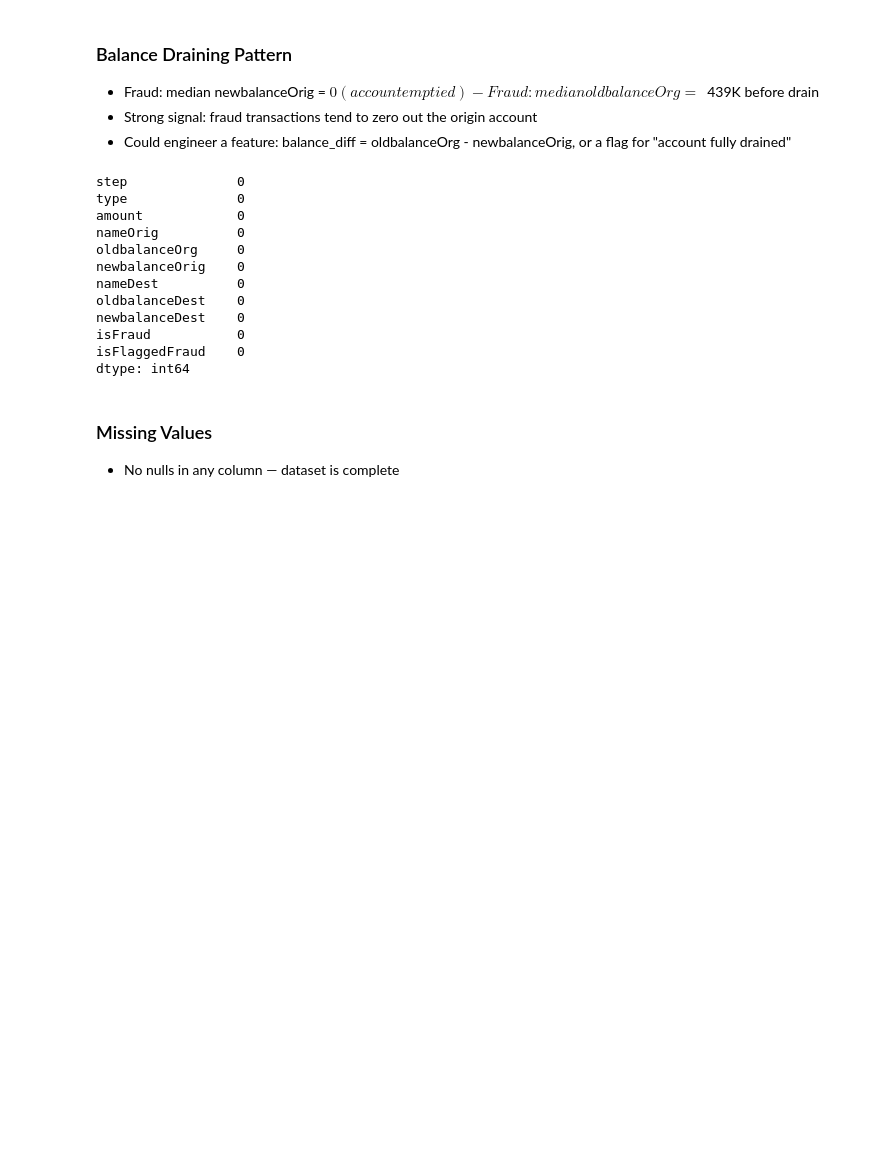
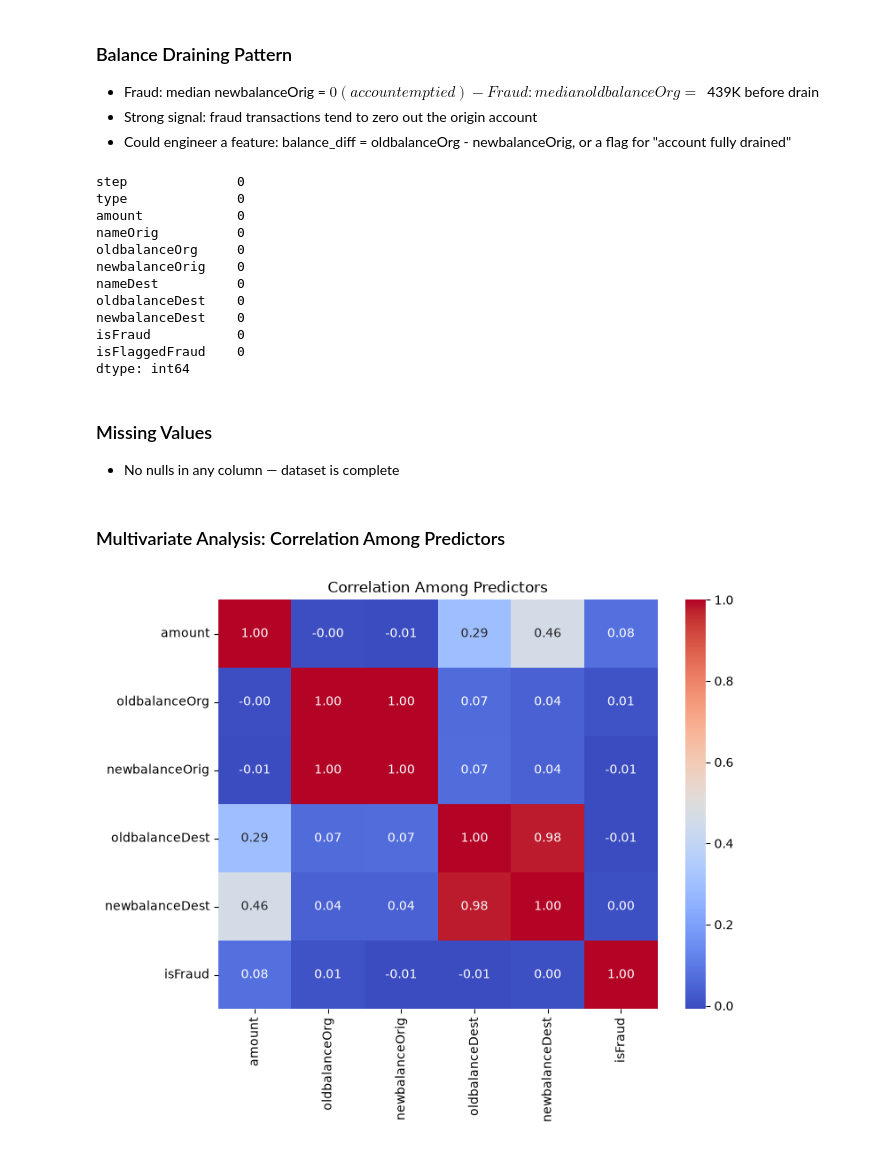
Before and after one commit to JenDPoueymirou/TLabs, a Jupyter notebook: FraudDetectionCaishen/code/eda.ipynb, the cells around one changed output. Drawn from its saved outputs; the diff is of its cells as text; code cells hidden in the pictures; blank space fills up the shorter version.

Commit message:
Add multivariate correlation analysis

```diff
--- a/FraudDetectionCaishen/code/eda.ipynb
+++ b/FraudDetectionCaishen/code/eda.ipynb
@@ -120,3 +120,18 @@ dtype: int64
 # %% [markdown]
 ### Missing Values
 - No nulls in any column — dataset is complete
+# %% [markdown]
+### Multivariate Analysis: Correlation Among Predictors
+# %%
+# Correlation heatmap among numeric predictors (not just vs isFraud)
+import seaborn as sns
+
+numeric_cols = ['amount', 'oldbalanceOrg', 'newbalanceOrig', 'oldbalanceDest', 'newbalanceDest', 'isFraud']
+corr = df[numeric_cols].corr()
+
+plt.figure(figsize=(8, 6))
+sns.heatmap(corr, annot=True, cmap='coolwarm', fmt='.2f')
+plt.title('Correlation Among Predictors')
+plt.show()
+# %% [output]
+[figure, added]
```
Also changed, not shown: parts of 1 cell of this notebook.
